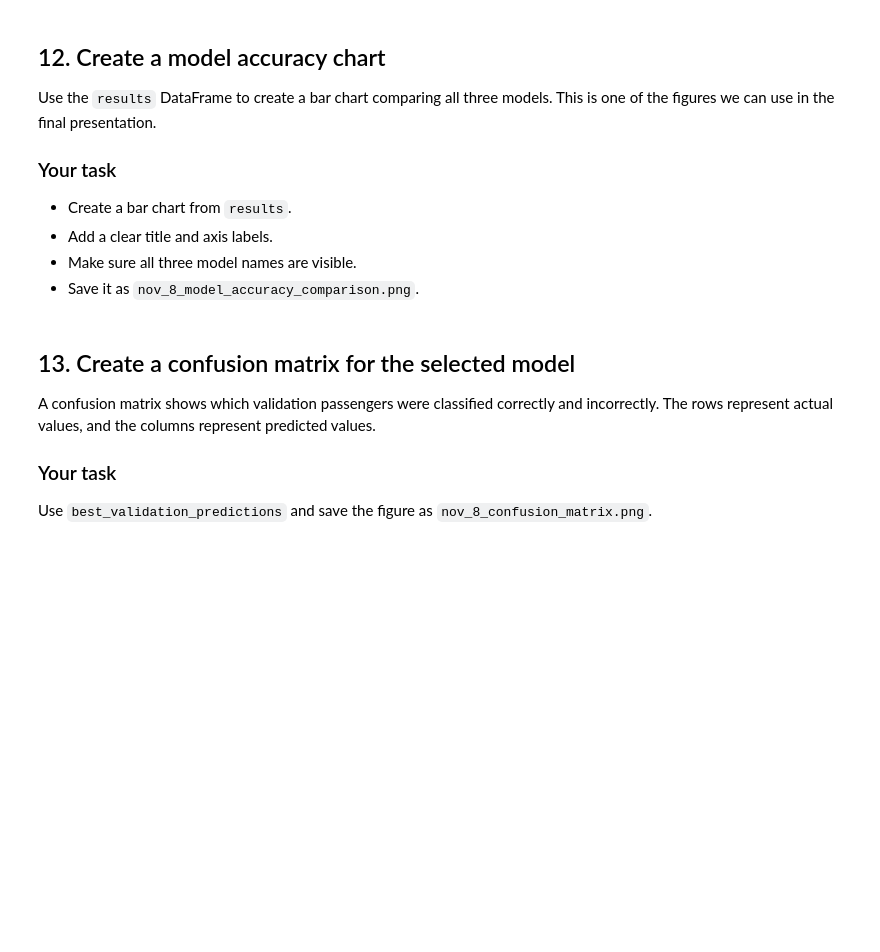
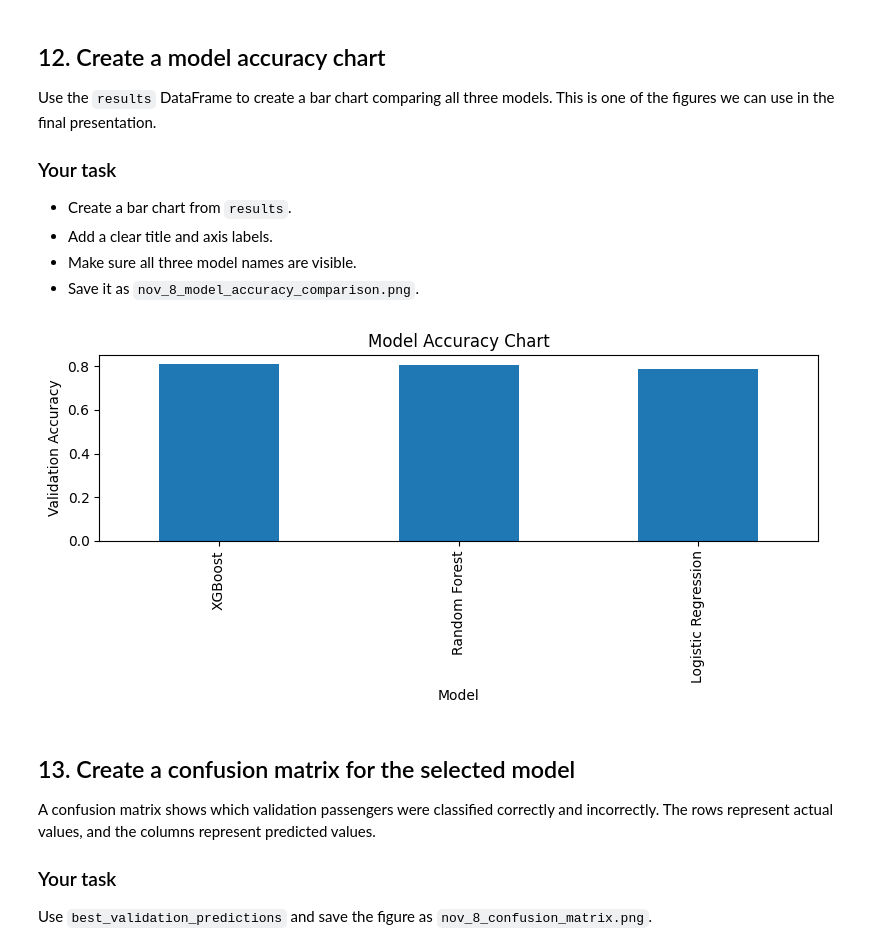
Before and after one commit to hastiabbasi/SLP-Data-Science-26, a Jupyter notebook: nov_8_spaceship_titanic_task.ipynb, the cells around one changed output. Drawn from its saved outputs; the diff is of its cells as text; code cells hidden in the pictures; blank space fills up the shorter version.

```diff
--- a/nov_8_spaceship_titanic_task.ipynb
+++ b/nov_8_spaceship_titanic_task.ipynb
@@ -422,14 +440,23 @@ Use the `results` DataFrame to create a bar chart comparing all three models. Th
 # %%
 # TODO: create a bar chart from the results DataFrame.
 # The chart should include all three models, have a title and axis labels,
 # and be saved as nov_8_model_accuracy_comparison.png.
 
 # Hint:
-# accuracy_plot = results.plot(
-#     kind="bar", x="Model", y="Validation Accuracy",
-#     legend=False, figsize=(8, 4)
-# )
+accuracy_plot = model_results.plot(
+    kind="bar", x="Model", y="Validation Accuracy",
+    legend=False, figsize=(8, 4)
+)
 # Add labels, use plt.tight_layout(), save the figure, and display it.
+plt.title("Model Accuracy Chart")
+plt.xlabel("Model")
+plt.ylabel("Validation Accuracy")
+
+plt.tight_layout()
+plt.savefig("nov_8_model_accuracy_comparison.png")
+plt.show()
+# %% [output]
+[figure, added]
 # %% [markdown]
 ## 13. Create a confusion matrix for the selected model
 
```
Also changed, not shown: parts of 12 cells of this notebook.
